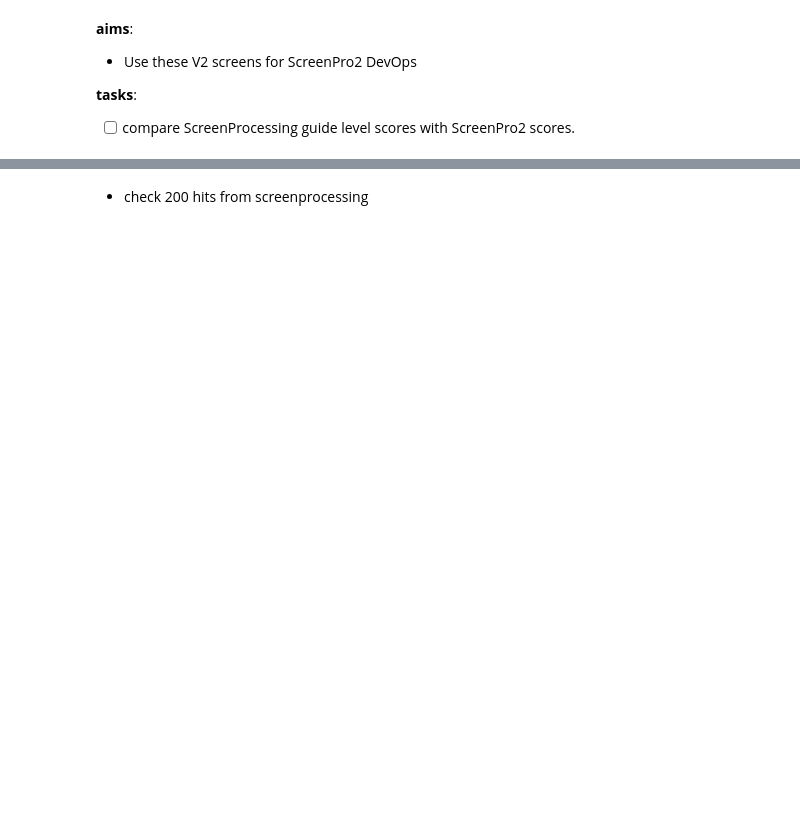
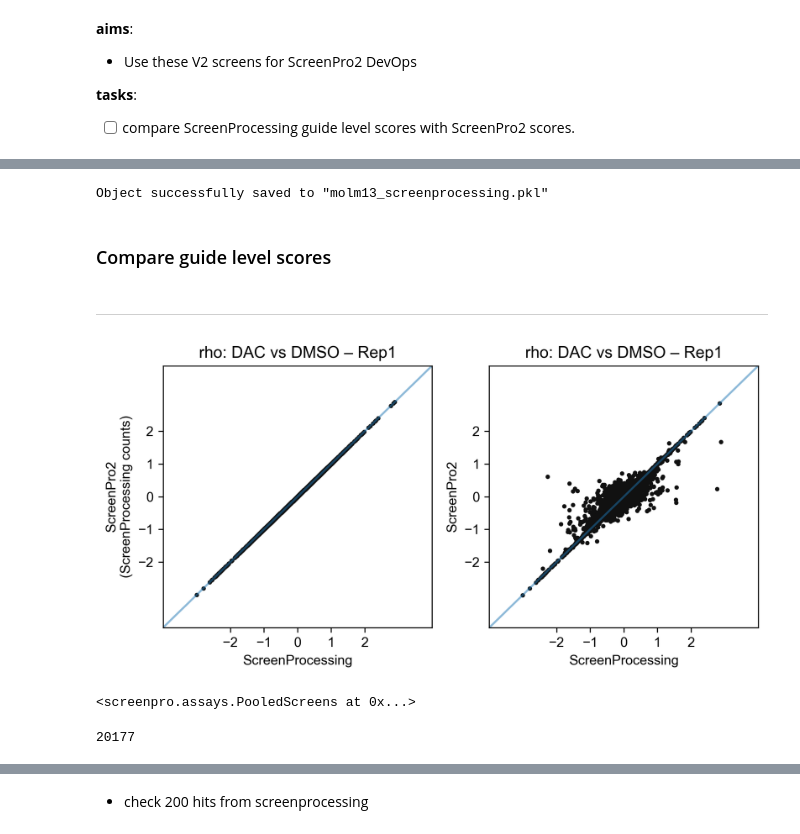
Before and after one commit to FunGI-cap/ScreenPro-Benchmarking, a Jupyter notebook: analysis/2-phenotype-calculation/DAC-AML-CRISPR-screens.ipynb, the cells around one changed output, grey strips where cells are left out. Saved outputs shown, nothing was run; the diff lists cells and outputs as text; code cells hidden in the pictures; blank space fills up the shorter version.

```diff
--- a/analysis/2-phenotype-calculation/DAC-AML-CRISPR-screens.ipynb
+++ b/analysis/2-phenotype-calculation/DAC-AML-CRISPR-screens.ipynb
@@ -297,0 +190,7 @@ rho_screenpro2 = scp.utils.ann_score_df(
+# %%
+molm13_screen = scp.PooledScreens(adata, verbose=True, n_reps=2)
+
+# molm13_screen.filterLowCounts(minimum_reads=40)
+molm13_screen.filterLowCounts()
+
+molm13_screen.countNormalization()
@@ -297,0 +439,13 @@ rho_screenpro2 = scp.utils.ann_score_df(
+# %%
+molm13_screenprocessing.phenotypes['transcriptTable'] = {'results':{}}
+
+for score_name in molm13_screenprocessing.phenotypes['compare_reps']['results'].keys():
+    score_df = molm13_screenprocessing_data['transcript scores'][score_name.split(':')[0]]['ave_Rep1_Rep2'].reset_index().rename(columns={'gene':'target'})
+
+    # add transcript annotation!
+    score_df.loc[~score_df['target'].str.contains("pseudo"),'target'] = score_df.query('target != "negative_control"')[['target','transcripts']].agg('-'.join,axis=1)
+    score_df.index = score_df['target'].to_list()
+
+    score_df.loc[score_df['target'].str.contains('pseudo'),'target'] = 'negative_control'
+
+    molm13_screenprocessing.phenotypes['transcriptTable']['results'].update({score_name: score_df})
@@ -297,0 +458,6 @@ rho_screenpro2 = scp.utils.ann_score_df(
+# %%
+scp.load._write_screen_pkl(molm13_screenprocessing,'molm13_screenprocessing')
+# %% [output]
+Object successfully saved to "molm13_screenprocessing.pkl"
+# %% [markdown]
+### Compare guide level scores
@@ -297,0 +497,48 @@ rho_screenpro2 = scp.utils.ann_score_df(
+# %% [markdown]
+___
+# %%
+fig, axes = plt.subplots(1,2,figsize=(7,3.6), dpi=300)
+
+# scatter_with_gaussian_kde(
+#    ax=axes[0],
+axes[0].scatter(
+    x=d1[ol],
+    y=d2[ol],
+    s=5,
+    color=scp.pl._utils.almost_black
+)
+
+axes[0].set_xlabel('ScreenProcessing')
+axes[0].set_ylabel('ScreenPro2\n(ScreenProcessing counts)')
+axes[0].set_title('rho: DAC vs DMSO – Rep1',fontsize=12)
+
+# scatter_with_gaussian_kde(
+#     ax=axes[1],
+axes[1].scatter(
+    x=d1[ol],
+    y=d3[ol],
+    s=5,
+    color=scp.pl._utils.almost_black
+)
+
+axes[1].set_xlabel('ScreenProcessing')
+axes[1].set_ylabel('ScreenPro2')
+
+axes[1].set_title('rho: DAC vs DMSO – Rep1',fontsize=12)
+
+for ax in axes:
+    ax.axline((0, 0), slope=1, alpha=.5)
+    ax.set_xlim(-4,4)
+    ax.set_ylim(-4,4)
+
+    ax.set_xticks(np.linspace(-2,2,5))
+    ax.set_yticks(np.linspace(-2,2,5))
+
+plt.tight_layout()
+plt.show()
+# %% [output]
+[figure, added]
+# %%
+molm13_screenprocessing
+# %% [output]
+<screenpro.assays.PooledScreens at 0x...>
@@ -297,0 +562,4 @@ rho_screenpro2 = scp.utils.ann_score_df(
+# %%
+len(ol)
+# %% [output]
+20177
```
Also changed, not shown: parts of 180 cells of this notebook.
